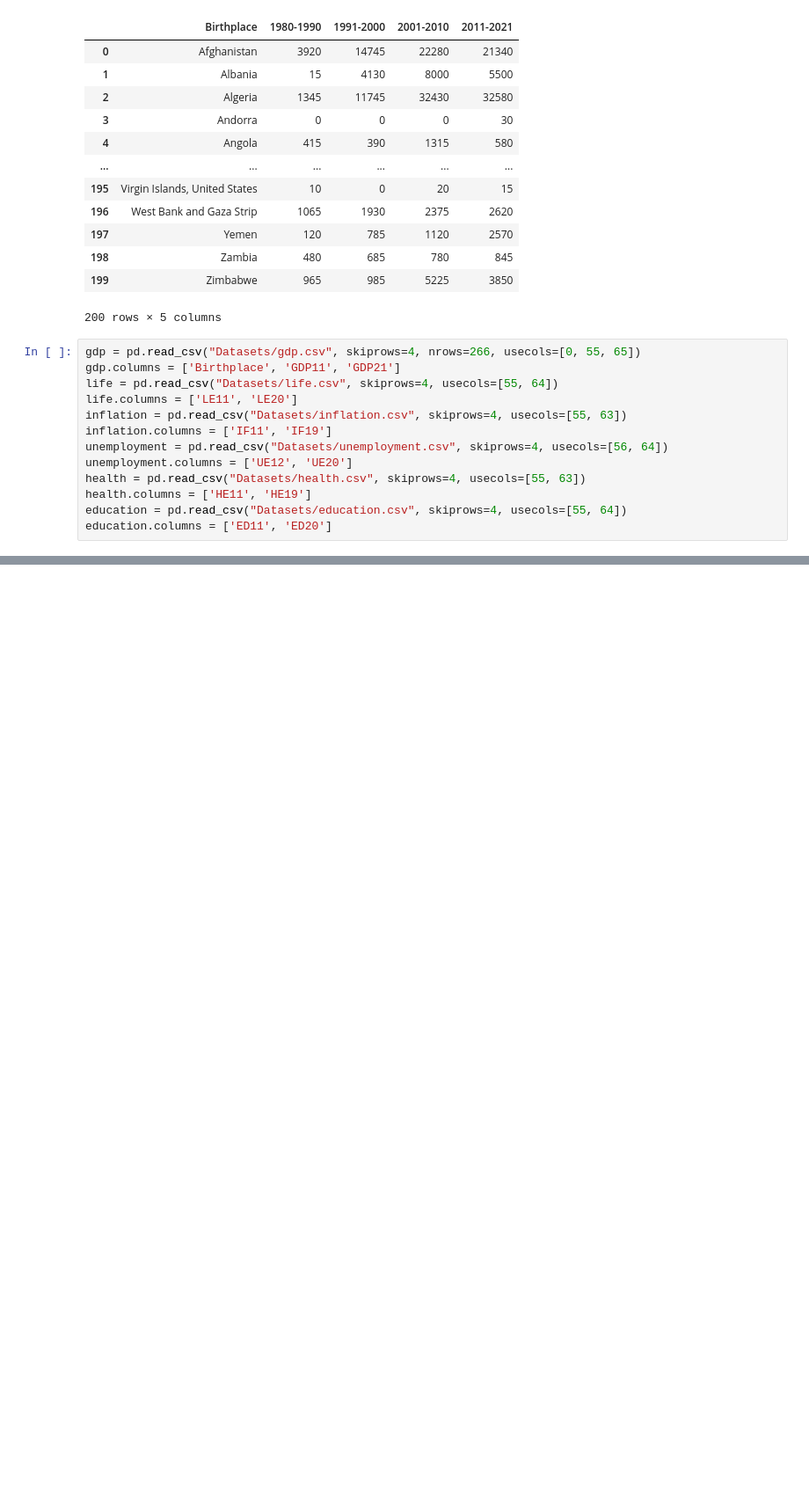
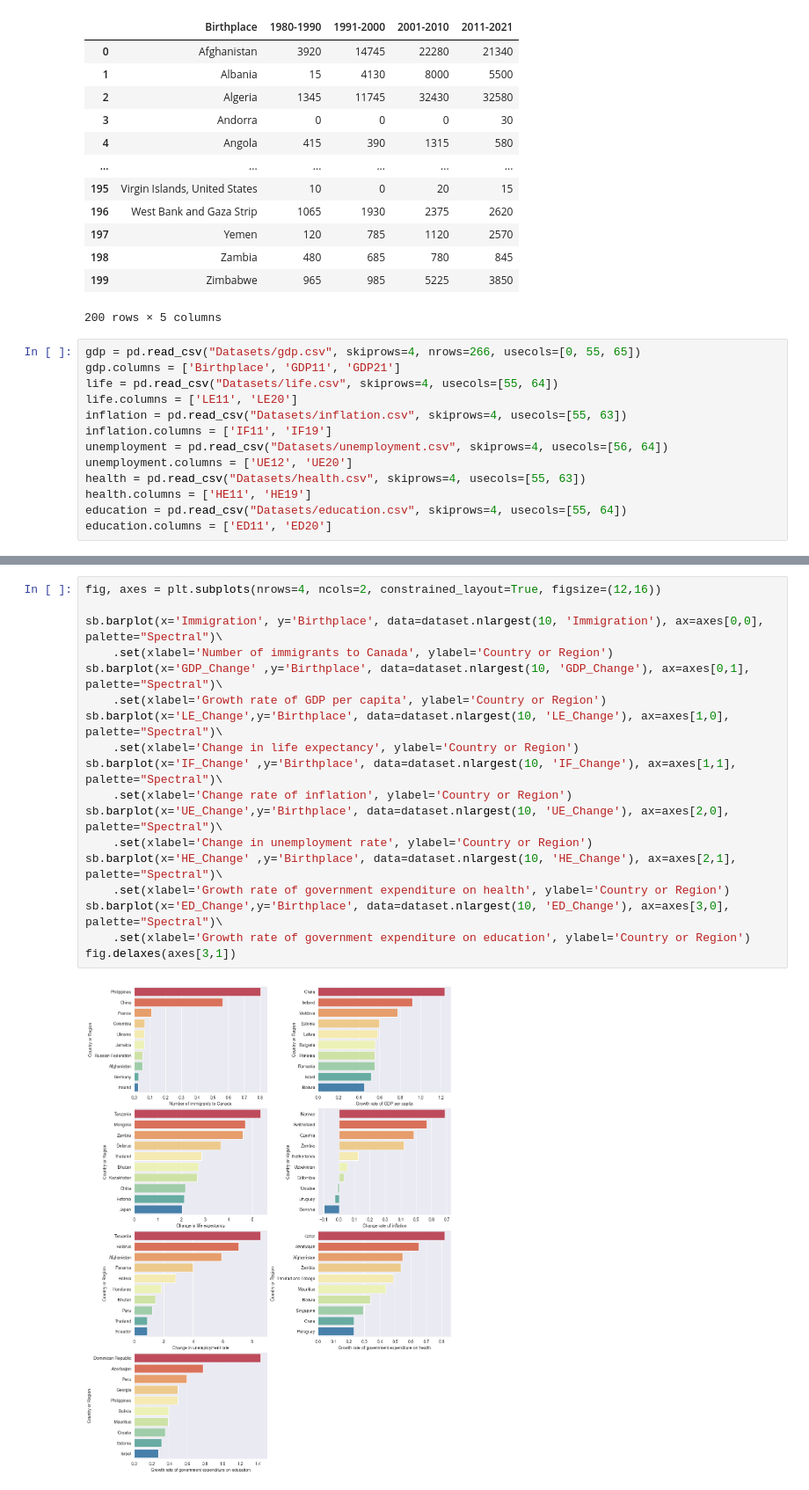
Before and after one commit to Hongwei-Z/CanadianImmigrationStudy, a Jupyter notebook: Main.ipynb, the cells around one changed output, grey strips where cells are left out. Shown at 88% size. Cells and saved outputs as stored; diff of their text form; blank space fills up the shorter version.

```diff
--- a/Main.ipynb
+++ b/Main.ipynb
@@ -108,0 +138,20 @@ dataset
+# %%
+fig, axes = plt.subplots(nrows=4, ncols=2, constrained_layout=True, figsize=(12,16))
+
+sb.barplot(x='Immigration', y='Birthplace', data=dataset.nlargest(10, 'Immigration'), ax=axes[0,0], palette="Spectral")\
+    .set(xlabel='Number of immigrants to Canada', ylabel='Country or Region')
+sb.barplot(x='GDP_Change' ,y='Birthplace', data=dataset.nlargest(10, 'GDP_Change'), ax=axes[0,1], palette="Spectral")\
+    .set(xlabel='Growth rate of GDP per capita', ylabel='Country or Region')
+sb.barplot(x='LE_Change',y='Birthplace', data=dataset.nlargest(10, 'LE_Change'), ax=axes[1,0], palette="Spectral")\
+    .set(xlabel='Change in life expectancy', ylabel='Country or Region')
+sb.barplot(x='IF_Change' ,y='Birthplace', data=dataset.nlargest(10, 'IF_Change'), ax=axes[1,1], palette="Spectral")\
+    .set(xlabel='Change rate of inflation', ylabel='Country or Region')
+sb.barplot(x='UE_Change',y='Birthplace', data=dataset.nlargest(10, 'UE_Change'), ax=axes[2,0], palette="Spectral")\
+    .set(xlabel='Change in unemployment rate', ylabel='Country or Region')
+sb.barplot(x='HE_Change' ,y='Birthplace', data=dataset.nlargest(10, 'HE_Change'), ax=axes[2,1], palette="Spectral")\
+    .set(xlabel='Growth rate of government expenditure on health', ylabel='Country or Region')
+sb.barplot(x='ED_Change',y='Birthplace', data=dataset.nlargest(10, 'ED_Change'), ax=axes[3,0], palette="Spectral")\
+    .set(xlabel='Growth rate of government expenditure on education', ylabel='Country or Region')
+fig.delaxes(axes[3,1])
+# %% [output]
+[figure, added]
```
Also changed, not shown: parts of 9 cells of this notebook.
